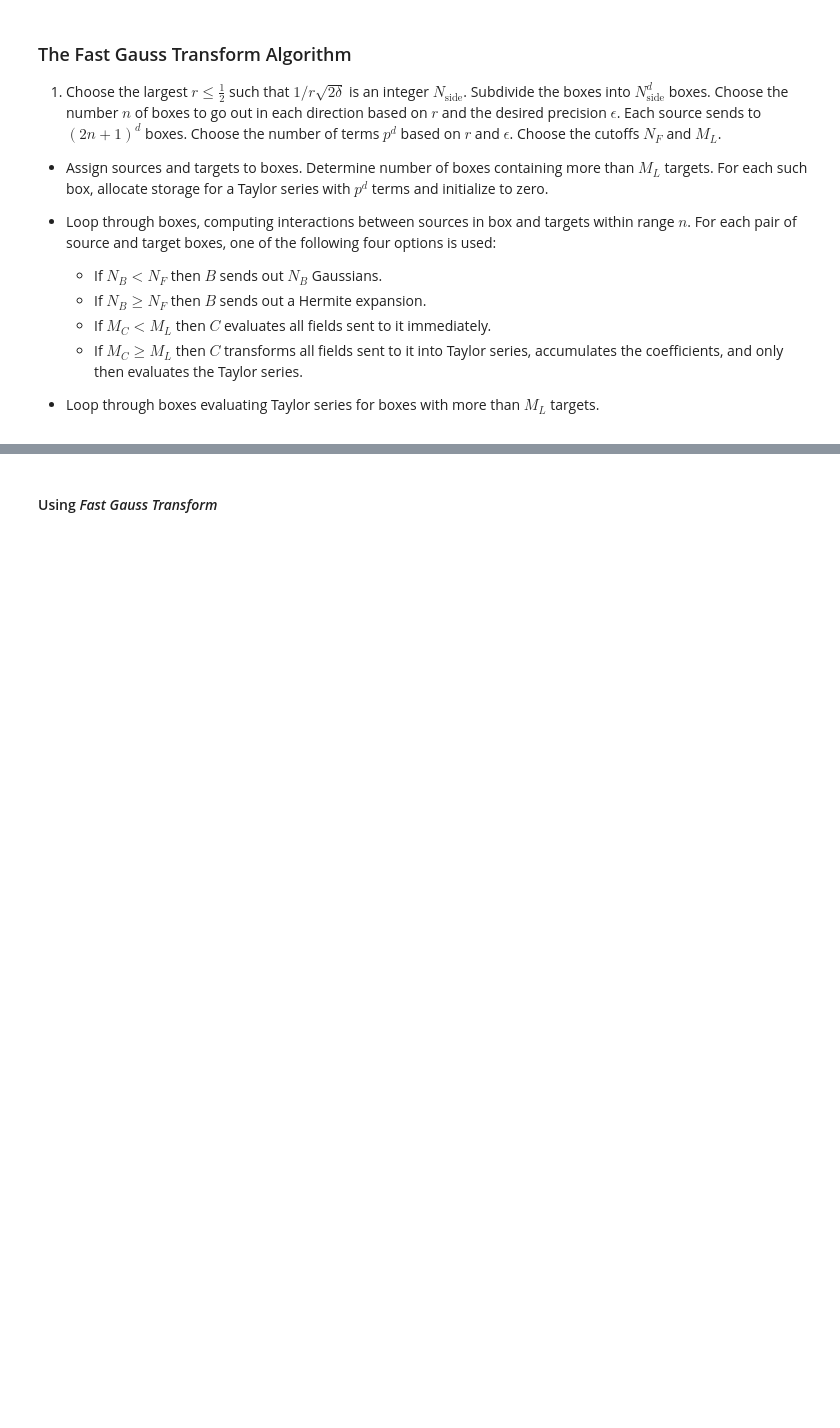
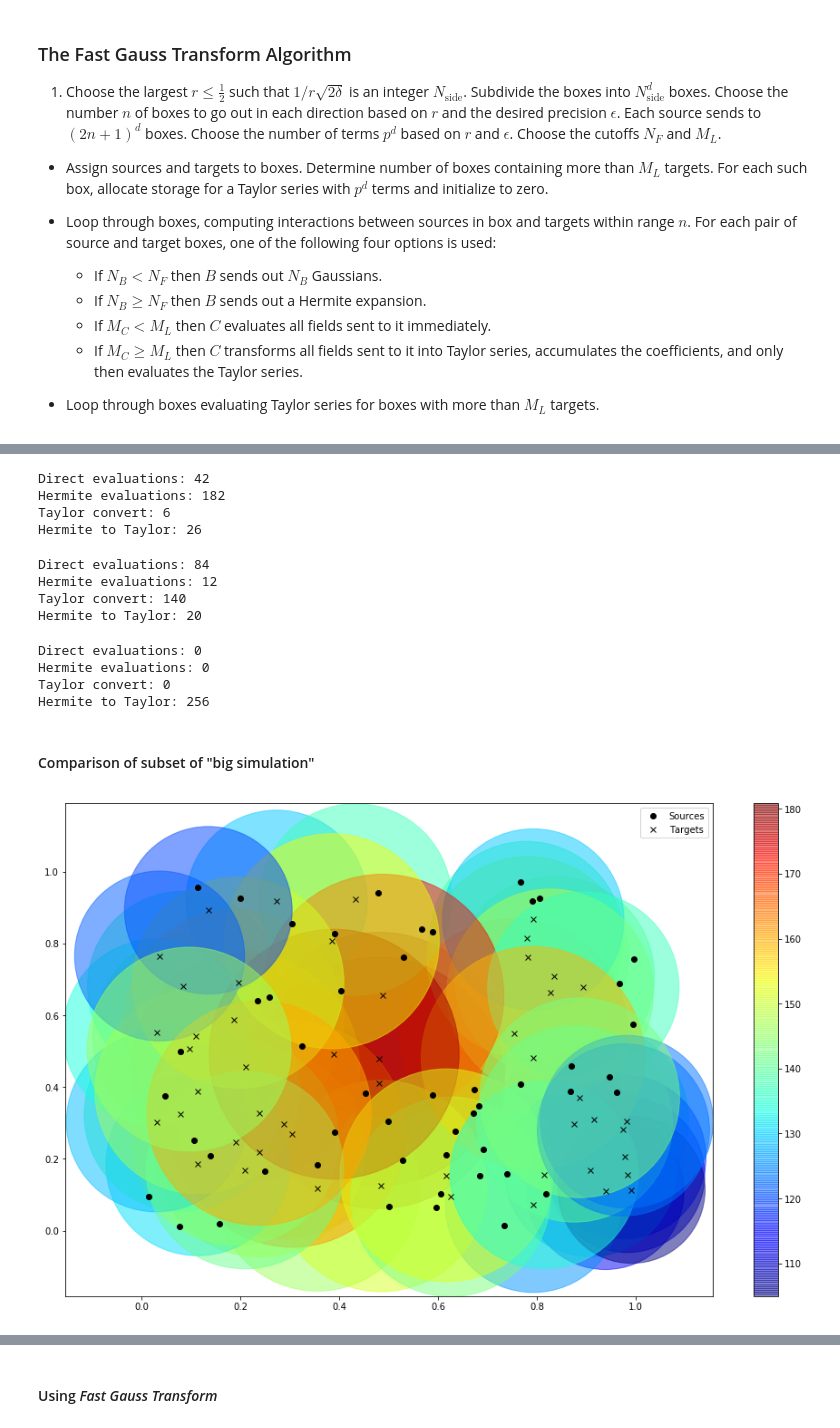
Before and after one commit to dsanmartin/IPM407-PJ, a Jupyter notebook: 3/proyecto3.ipynb, the cells around one changed output, grey strips where cells are left out. Saved outputs shown, nothing was run; the diff lists cells and outputs as text; code cells hidden in the pictures; blank space fills up the shorter version.

```diff
--- a/3/proyecto3.ipynb
+++ b/3/proyecto3.ipynb
@@ -868,0 +901,72 @@ def FGT(opt):
+# %%
+N = 300
+M = 200
+s = gen_sources(N)
+t = gen_targets(M)
+
+parameters = {
+    's': s,
+    't': t,
+    'r': 0.5,
+    'delta': .5,
+    'N_side': 4,
+    'eps': 1e-14,
+    'stats': True
+}
+
+o = FGT(parameters)
+# %% [output]
+Direct evaluations: 42
+Hermite evaluations: 182
+Taylor convert: 6
+Hermite to Taylor: 26
+# %%
+N = 200
+M = 300
+s = gen_sources(N)
+t = gen_targets(M)
+
+parameters = {
+    's': s,
+    't': t,
+    'r': 0.5,
+    'delta': .5,
+    'N_side': 4,
+    'eps': 1e-14,
+    'stats': True
+}
+
+o = FGT(parameters)
+# %% [output]
+Direct evaluations: 84
+Hermite evaluations: 12
+Taylor convert: 140
+Hermite to Taylor: 20
+# %%
+N = 500
+M = 500
+s = gen_sources(N)
+t = gen_targets(M)
+
+parameters = {
+    's': s,
+    't': t,
+    'r': 0.5,
+    'delta': .5,
+    'N_side': 4,
+    'eps': 1e-14,
+    'stats': True
+}
+# %%
+o = FGT(parameters)
+# %% [output]
+Direct evaluations: 0
+Hermite evaluations: 0
+Taylor convert: 0
+Hermite to Taylor: 256
+# %% [markdown]
+#### Comparison of subset of "big simulation"
+# %%
+plot(s[100:150], t[100:150], o[100:150])
+# %% [output]
+[figure, added]
```
Also changed, not shown: parts of 23 cells of this notebook.
